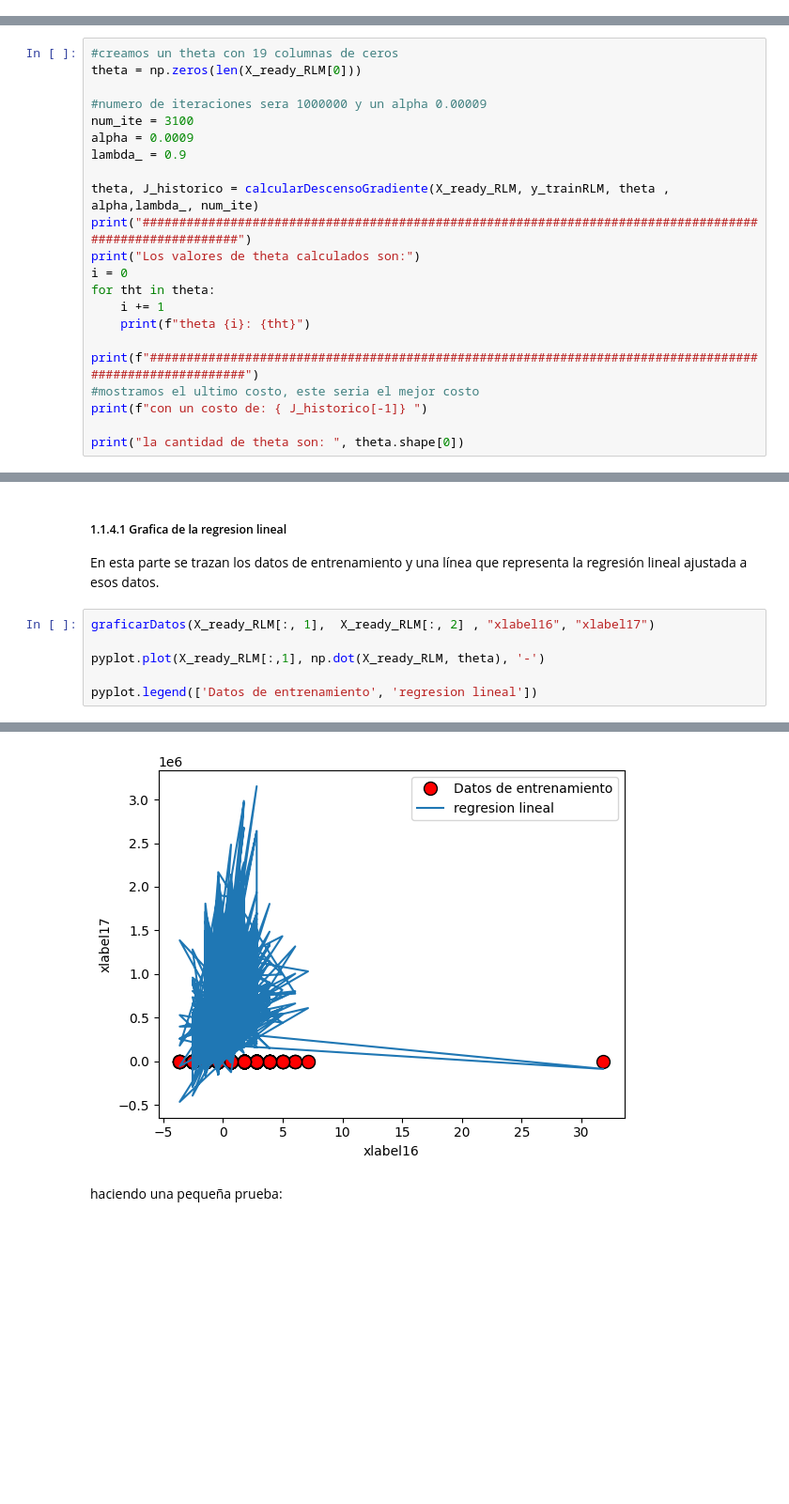
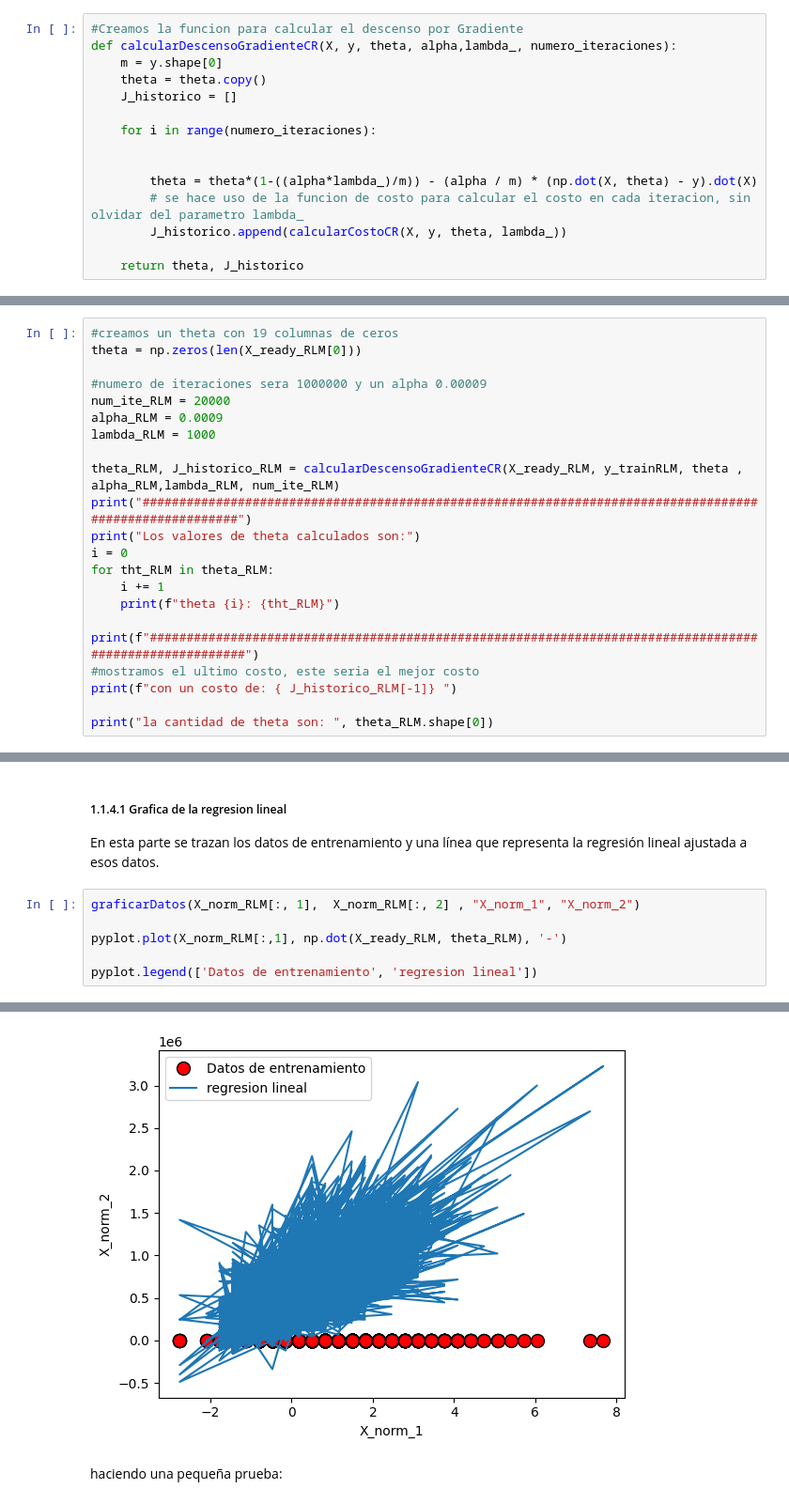
Before and after one commit to bspoloo/SIS420-012024, a Jupyter notebook: Laboratorios/Laboratorio 4/Regresion lineal.ipynb, the cells around one changed output, grey strips where cells are left out. Shown at 94% size. Saved outputs shown, nothing was run; the diff lists cells and outputs as text; blank space fills up the shorter version.

```diff
--- a/Laboratorios/Laboratorio 4/Regresion lineal.ipynb
+++ b/Laboratorios/Laboratorio 4/Regresion lineal.ipynb
@@ -237,0 +257,15 @@ def mean_squared_error(y_pred, y_actual):
+# %%
+#Creamos la funcion para calcular el descenso por Gradiente
+def calcularDescensoGradienteCR(X, y, theta, alpha,lambda_, numero_iteraciones):
+    m = y.shape[0]
+    theta = theta.copy()
+    J_historico = []
+
+    for i in range(numero_iteraciones):
+
+
+        theta = theta*(1-((alpha*lambda_)/m)) - (alpha / m) * (np.dot(X, theta) - y).dot(X)
+        # se hace uso de la funcion de costo para calcular el costo en cada iteracion, sin olvidar del parametro lambda_
+        J_historico.append(calcularCostoCR(X, y, theta, lambda_))
+
+    return theta, J_historico
@@ -417,23 +474,23 @@ Se inicializan los parametros $\theta$ con 0 y la taza de aprendizaje $\alpha$ c
 theta = np.zeros(len(X_ready_RLM[0]))
 
 #numero de iteraciones sera 1000000 y un alpha 0.00009
-num_ite = 3100
-alpha = 0.0009
-lambda_ = 0.9
+num_ite_RLM = 20000
+alpha_RLM = 0.0009
+lambda_RLM = 1000
 
-theta, J_historico = calcularDescensoGradiente(X_ready_RLM, y_trainRLM, theta , alpha,lambda_, num_ite)
+theta_RLM, J_historico_RLM = calcularDescensoGradienteCR(X_ready_RLM, y_trainRLM, theta , alpha_RLM,lambda_RLM, num_ite_RLM)
 print("########################################################################################################")
 print("Los valores de theta calculados son:")
 i = 0
-for tht in theta:
+for tht_RLM in theta_RLM:
     i += 1
-    print(f"theta {i}: {tht}")
+    print(f"theta {i}: {tht_RLM}")
 
 print(f"########################################################################################################")
 #mostramos el ultimo costo, este seria el mejor costo
-print(f"con un costo de: { J_historico[-1]} ")
+print(f"con un costo de: { J_historico_RLM[-1]} ")
 
-print("la cantidad de theta son: ", theta.shape[0])
+print("la cantidad de theta son: ", theta_RLM.shape[0])
 # %% [output]
 ########################################################################################################
 Los valores de theta calculados son:
@@ -468,14 +525,14 @@ Text(0, 0.5, 'Costo J')
 
 En esta parte se trazan los datos de entrenamiento y una línea que representa la regresión lineal ajustada a esos datos.
 # %%
-graficarDatos(X_ready_RLM[:, 1],  X_ready_RLM[:, 2] , "xlabel16", "xlabel17")
+graficarDatos(X_norm_RLM[:, 1],  X_norm_RLM[:, 2] , "X_norm_1", "X_norm_2")
 
-pyplot.plot(X_ready_RLM[:,1], np.dot(X_ready_RLM, theta), '-')
+pyplot.plot(X_norm_RLM[:,1], np.dot(X_ready_RLM, theta_RLM), '-')
 
 pyplot.legend(['Datos de entrenamiento', 'regresion lineal'])
 # %% [output]
 <matplotlib.legend.Legend at 0x...>
-[figure, old version]
+[figure, new version]
 # %% [markdown]
 haciendo una pequeña prueba:
 # %%
```
Also changed, not shown: parts of 77 cells of this notebook.
